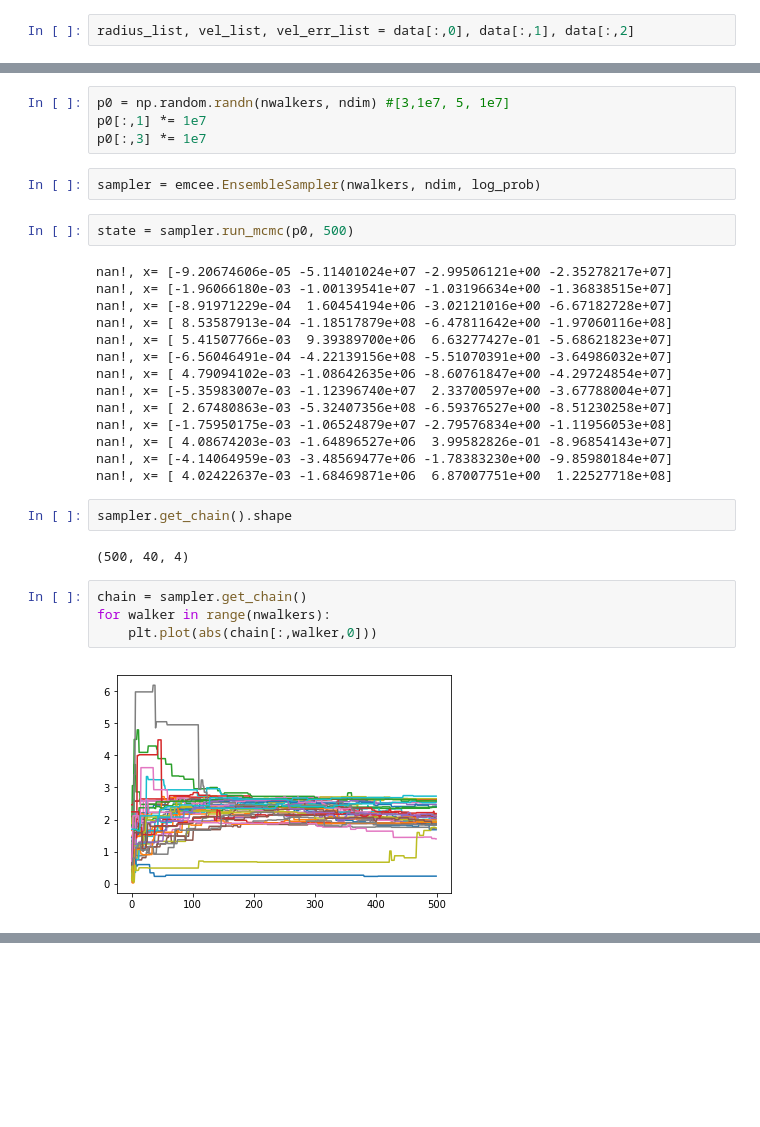
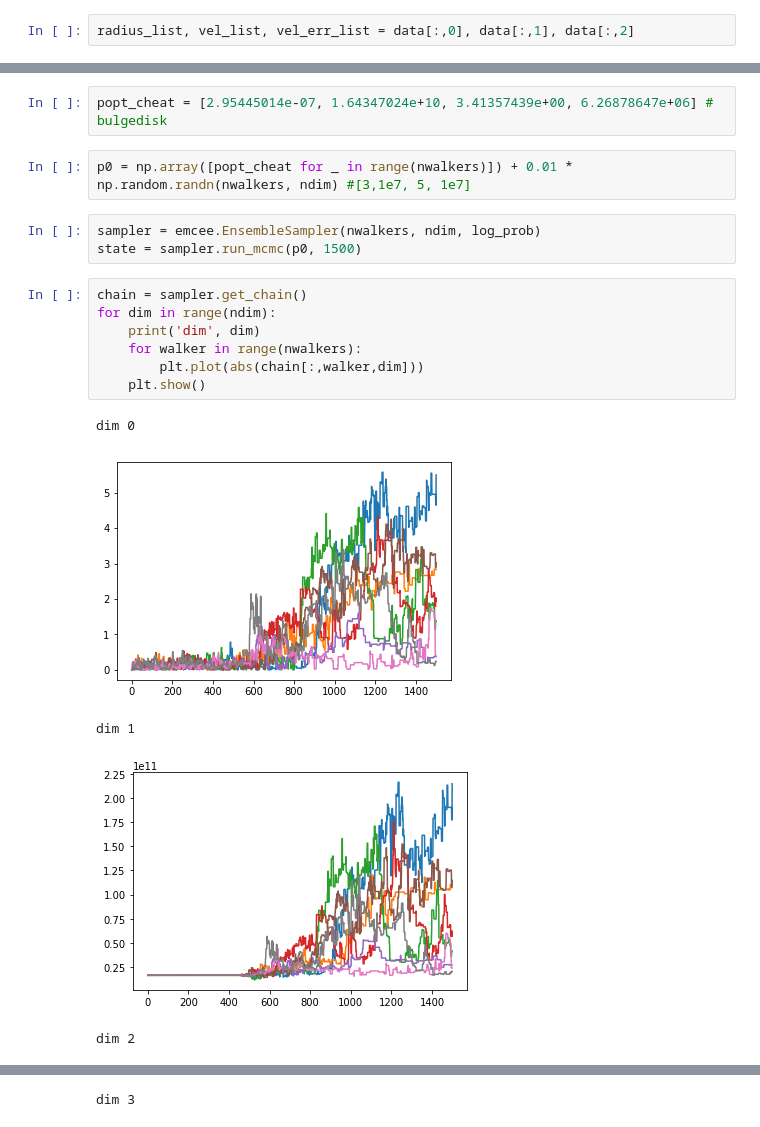
Before and after one commit to arthur-tsang/CO-project, a Jupyter notebook: mcmc.ipynb, the cells around one changed output, grey strips where cells are left out. Saved outputs shown, nothing was run; the diff lists cells and outputs as text; blank space fills up the shorter version.

```diff
--- a/mcmc.ipynb
+++ b/mcmc.ipynb
@@ -39,32 +42,20 @@ nwalkers = 10*ndim
+# %%
+popt_cheat = [2.95445014e-07, 1.64347024e+10, 3.41357439e+00, 6.26878647e+06] # bulgedisk
 # %%
-p0 = np.random.randn(nwalkers, ndim) #[3,1e7, 5, 1e7]
-p0[:,1] *= 1e7
-p0[:,3] *= 1e7
+p0 = np.array([popt_cheat for _ in range(nwalkers)]) + 0.01 * np.random.randn(nwalkers, ndim) #[3,1e7, 5, 1e7]
 # %%
 sampler = emcee.EnsembleSampler(nwalkers, ndim, log_prob)
+state = sampler.run_mcmc(p0, 1500)
-# %%
-state = sampler.run_mcmc(p0, 500)
-# %% [output]
-nan!, x= [-9.20674606e-05 -5.11401024e+07 -2.99506121e+00 -2.35278217e+07]
-nan!, x= [-1.96066180e-03 -1.00139541e+07 -1.03196634e+00 -1.36838515e+07]
-nan!, x= [-8.91971229e-04  1.60454194e+06 -3.02121016e+00 -6.67182728e+07]
-nan!, x= [ 8.53587913e-04 -1.18517879e+08 -6.47811642e+00 -1.97060116e+08]
-nan!, x= [ 5.41507766e-03  9.39389700e+06  6.63277427e-01 -5.68621823e+07]
-nan!, x= [-6.56046491e-04 -4.22139156e+08 -5.51070391e+00 -3.64986032e+07]
-nan!, x= [ 4.79094102e-03 -1.08642635e+06 -8.60761847e+00 -4.29724854e+07]
-nan!, x= [-5.35983007e-03 -1.12396740e+07  2.33700597e+00 -3.67788004e+07]
-nan!, x= [ 2.67480863e-03 -5.32407356e+08 -6.59376527e+00 -8.51230258e+07]
-nan!, x= [-1.75950175e-03 -1.06524879e+07 -2.79576834e+00 -1.11956053e+08]
-nan!, x= [ 4.08674203e-03 -1.64896527e+06  3.99582826e-01 -8.96854143e+07]
-nan!, x= [-4.14064959e-03 -3.48569477e+06 -1.78383230e+00 -9.85980184e+07]
-nan!, x= [ 4.02422637e-03 -1.68469871e+06  6.87007751e+00  1.22527718e+08]
-# %%
-sampler.get_chain().shape
-# %% [output]
-(500, 40, 4)
 # %%
 chain = sampler.get_chain()
-for walker in range(nwalkers):
-    plt.plot(abs(chain[:,walker,0]))
+for dim in range(ndim):
+    print('dim', dim)
+    for walker in range(nwalkers):
+        plt.plot(abs(chain[:,walker,dim]))
+    plt.show()
 # %% [output]
+dim 0
-[figure, old version]
+[figure, new version]
+dim 1
+[figure, added]
+dim 2
@@ -70,0 +63 @@ for walker in range(nwalkers):
+dim 3
```
Also changed, not shown: parts of 29 cells of this notebook, 4 other files.
